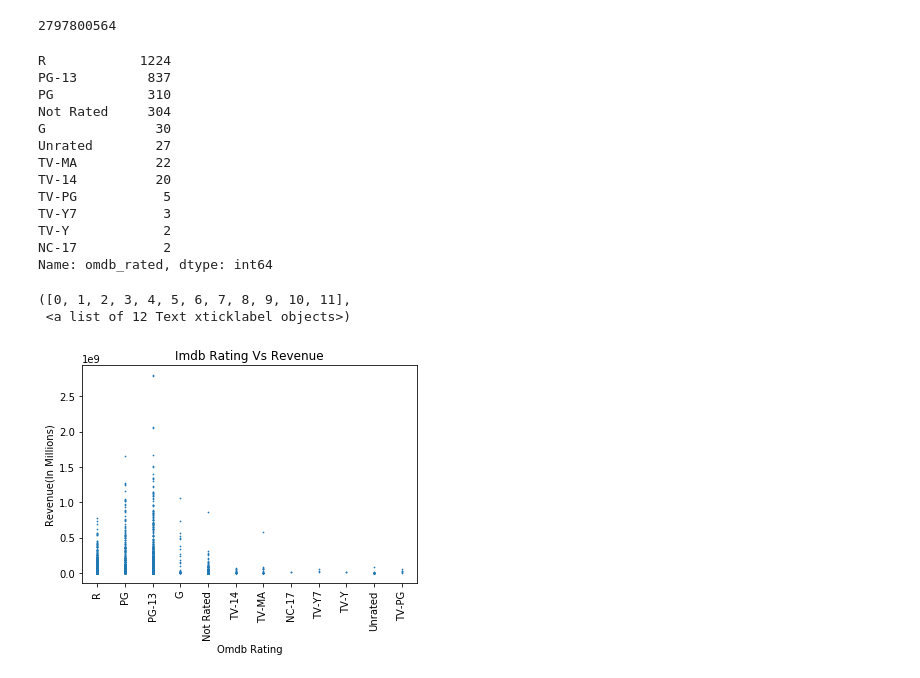
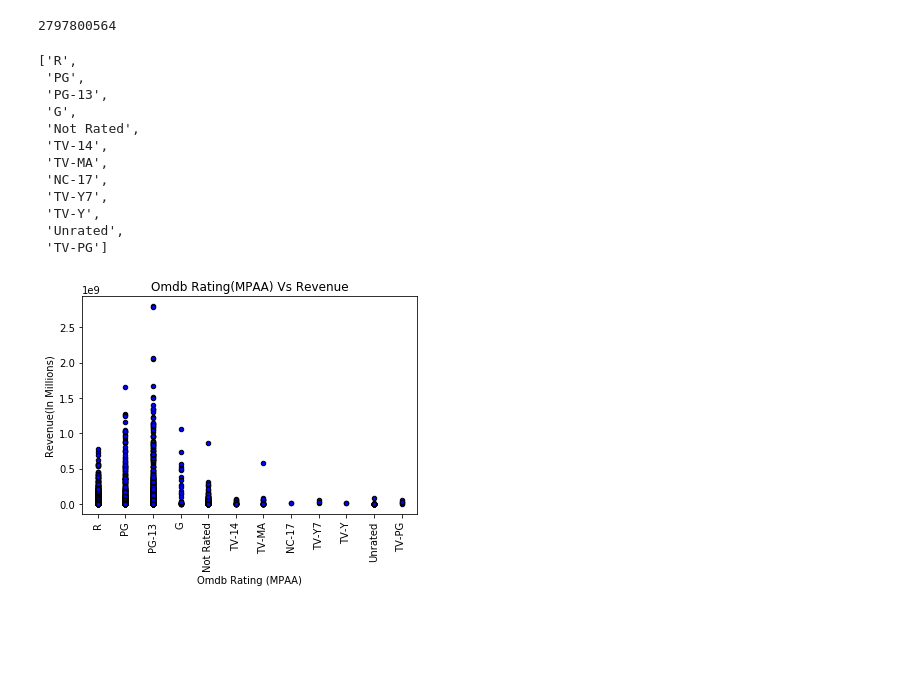
Before and after one commit to JackAntonyan/Project-1, a Jupyter notebook: Project-1-HA.ipynb, the cells around one changed output. Saved outputs shown, nothing was run; the diff lists cells and outputs as text; code cells hidden in the pictures; blank space fills up the shorter version.

```diff
--- a/Project-1-HA.ipynb
+++ b/Project-1-HA.ipynb
@@ -32,7 +32,7 @@ df_1.head()
 # %%
 # dropping the rows with 0 Revenue
 index_1 = df_1[df_1['Revenue']==0].index
-df_1.drop(index0, inplace = True)
+df_1.drop(index_1, inplace = True)
 df_1[['omdb_rated','Revenue']].head()
 # %% [output]
 |  | omdb_rated | Revenue |
@@ -48,31 +48,31 @@ df_1['Revenue'].max()
 2797800564
 # %%
 df_1['omdb_rated'].value_counts()
+list(df_1['omdb_rated'].unique())
 # %% [output]
-R            1224
-PG-13         837
-PG            310
-Not Rated     304
-G              30
-Unrated        27
-TV-MA          22
-TV-14          20
-TV-PG           5
-TV-Y7           3
-TV-Y            2
-NC-17           2
-Name: omdb_rated, dtype: int64
+['R',
+ 'PG',
+ 'PG-13',
+ 'G',
+ 'Not Rated',
+ 'TV-14',
+ 'TV-MA',
+ 'NC-17',
+ 'TV-Y7',
+ 'TV-Y',
+ 'Unrated',
+ 'TV-PG']
 # %%
 # MPAA rating (Omdb_Rating) Vs Revenue
-plt.scatter(df_1["omdb_rated"],df_1["Revenue"], s= 0.5)
-plt.title("Imdb Rating Vs Revenue")
-plt.xlabel("Omdb Rating")
+plt.scatter(df_1["omdb_rated"],df_1["Revenue"], s= 20, edgecolors="black",facecolors="blue")
+plt.title("Omdb Rating(MPAA) Vs Revenue")
+plt.xlabel("Omdb Rating (MPAA)")
 plt.ylabel("Revenue(In Millions)")
 plt.xticks(rotation=90)
+plt.savefig('Omdb Rating vs Revenue.png')
+plt.show()
 # %% [output]
-([0, 1, 2, 3, 4, 5, 6, 7, 8, 9, 10, 11],
- <a list of 12 Text xticklabel objects>)
-[figure, old version]
+[figure, new version]
 # %%
 ### MPAA rating(Omdb-Rating) vs Vote Average
 # %%
```
Also changed, not shown: parts of 13 cells of this notebook.
